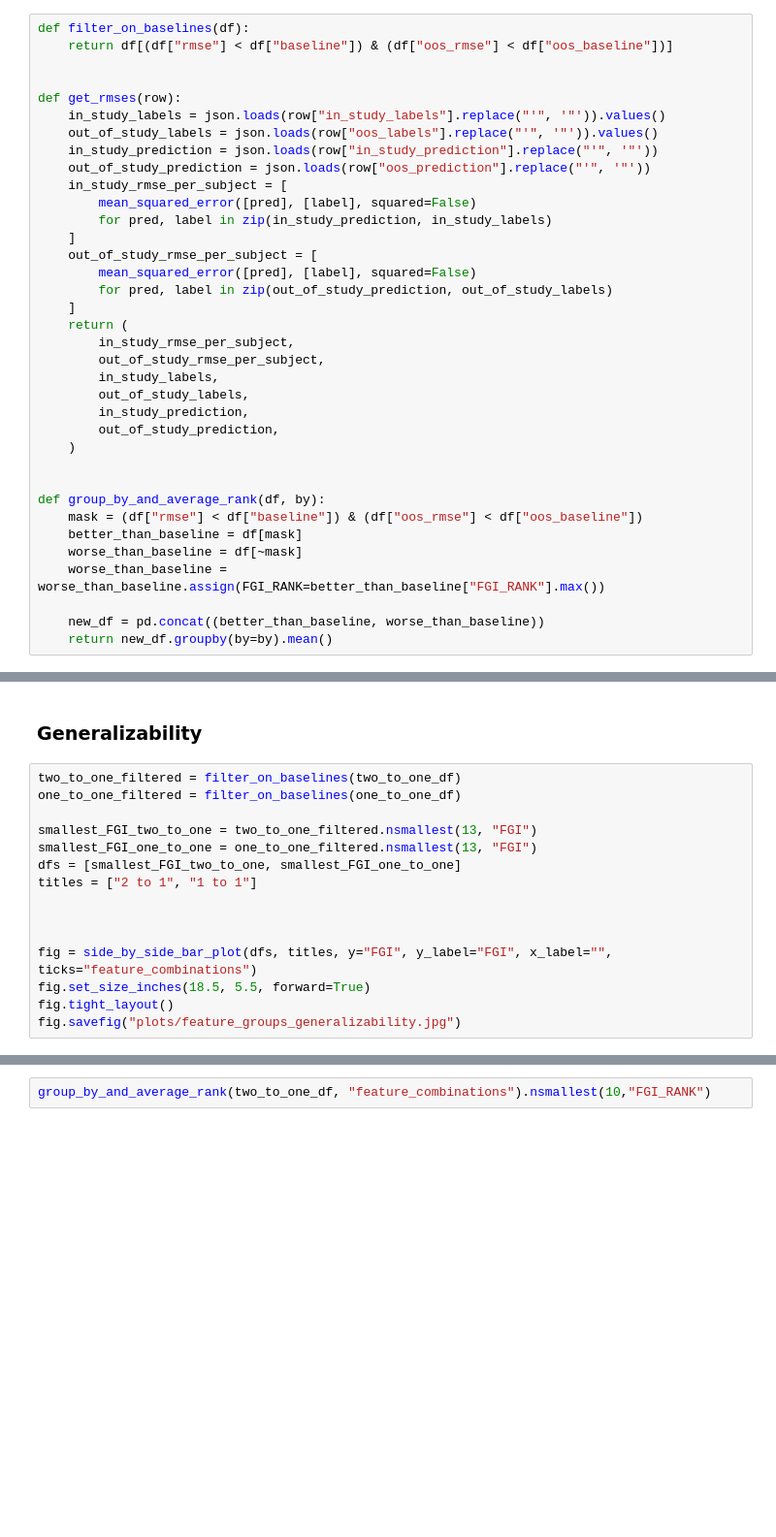
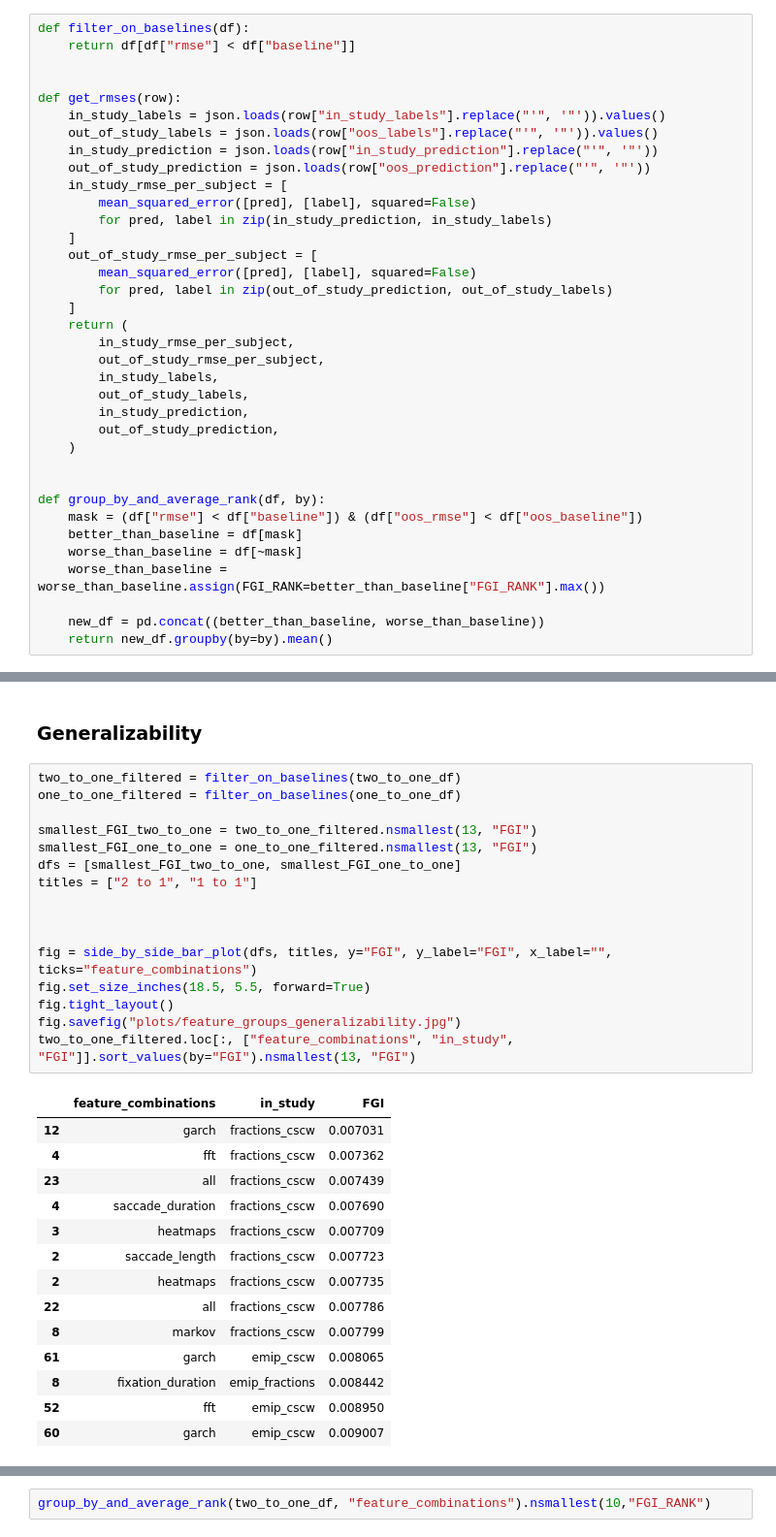
Before and after one commit to s0lvang/ideal-pancake, a Jupyter notebook: misc/notebooks/Analyze Results.ipynb, the cells around one changed output, grey strips where cells are left out. Shown at 97% size. Cells and saved outputs as stored; diff of their text form; blank space fills up the shorter version.

```diff
--- a/misc/notebooks/Analyze Results.ipynb
+++ b/misc/notebooks/Analyze Results.ipynb
@@ -233,7 +233,7 @@ three_to_zero_df["feature_combinations"] = three_to_zero_df["feature_combination
 )
 # %%
 def filter_on_baselines(df):
-    return df[(df["rmse"] < df["baseline"]) & (df["oos_rmse"] < df["oos_baseline"])]
+    return df[df["rmse"] < df["baseline"]]
 
 
 def get_rmses(row):
@@ -337,19 +337,34 @@ fig.savefig("plots/feature_groups_context_sensitivity.jpg")
 # %%
 two_to_one_filtered = filter_on_baselines(two_to_one_df)
 one_to_one_filtered = filter_on_baselines(one_to_one_df)
 
 smallest_FGI_two_to_one = two_to_one_filtered.nsmallest(13, "FGI")
 smallest_FGI_one_to_one = one_to_one_filtered.nsmallest(13, "FGI")
 dfs = [smallest_FGI_two_to_one, smallest_FGI_one_to_one]
 titles = ["2 to 1", "1 to 1"]
 
 
 
 fig = side_by_side_bar_plot(dfs, titles, y="FGI", y_label="FGI", x_label="", ticks="feature_combinations")
 fig.set_size_inches(18.5, 5.5, forward=True)
 fig.tight_layout()
 fig.savefig("plots/feature_groups_generalizability.jpg")
+two_to_one_filtered.loc[:, ["feature_combinations", "in_study", "FGI"]].sort_values(by="FGI").nsmallest(13, "FGI")
 # %% [output]
+|  | feature_combinations | in_study | FGI |
+| 12 | garch | fractions_cscw | 0.007031 |
+| 4 | fft | fractions_cscw | 0.007362 |
+| 23 | all | fractions_cscw | 0.007439 |
+| 4 | saccade_duration | fractions_cscw | 0.007690 |
+| 3 | heatmaps | fractions_cscw | 0.007709 |
+| 2 | saccade_length | fractions_cscw | 0.007723 |
+| 2 | heatmaps | fractions_cscw | 0.007735 |
+| 22 | all | fractions_cscw | 0.007786 |
+| 8 | markov | fractions_cscw | 0.007799 |
+| 61 | garch | emip_cscw | 0.008065 |
+| 8 | fixation_duration | emip_fractions | 0.008442 |
+| 52 | fft | emip_cscw | 0.008950 |
+| 60 | garch | emip_cscw | 0.009007 |
 [figure]
 # %%
 group_by_and_average_rank(two_to_one_df, "feature_combinations").nsmallest(10,"FGI_RANK")
```
Also changed, not shown: parts of 10 cells of this notebook, 1 other file.
